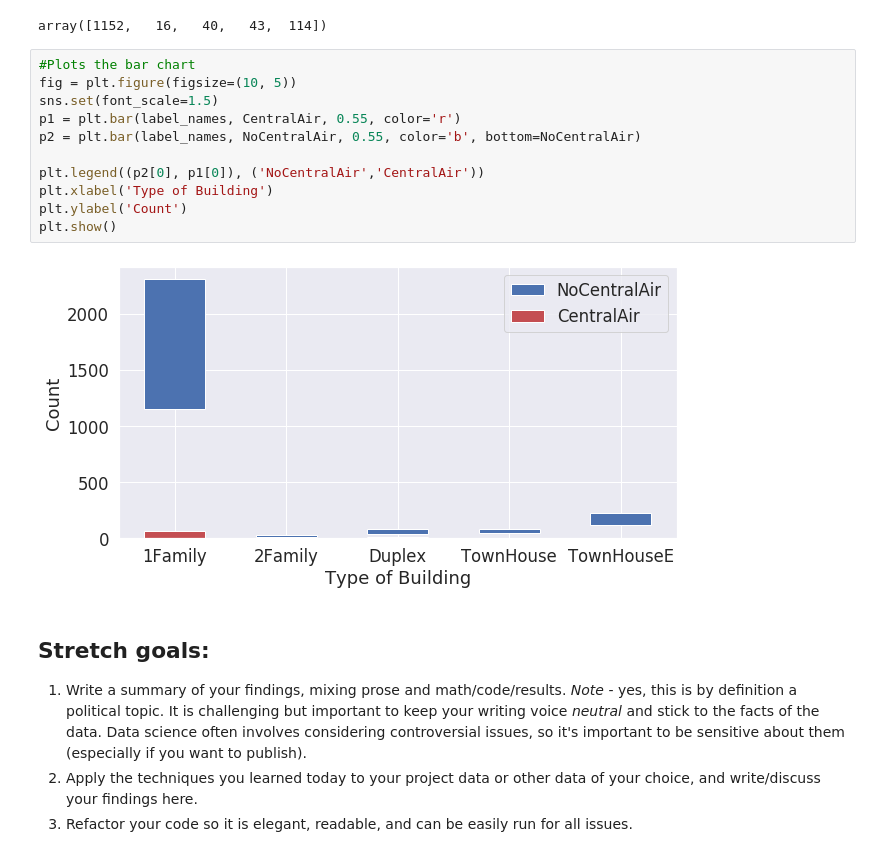
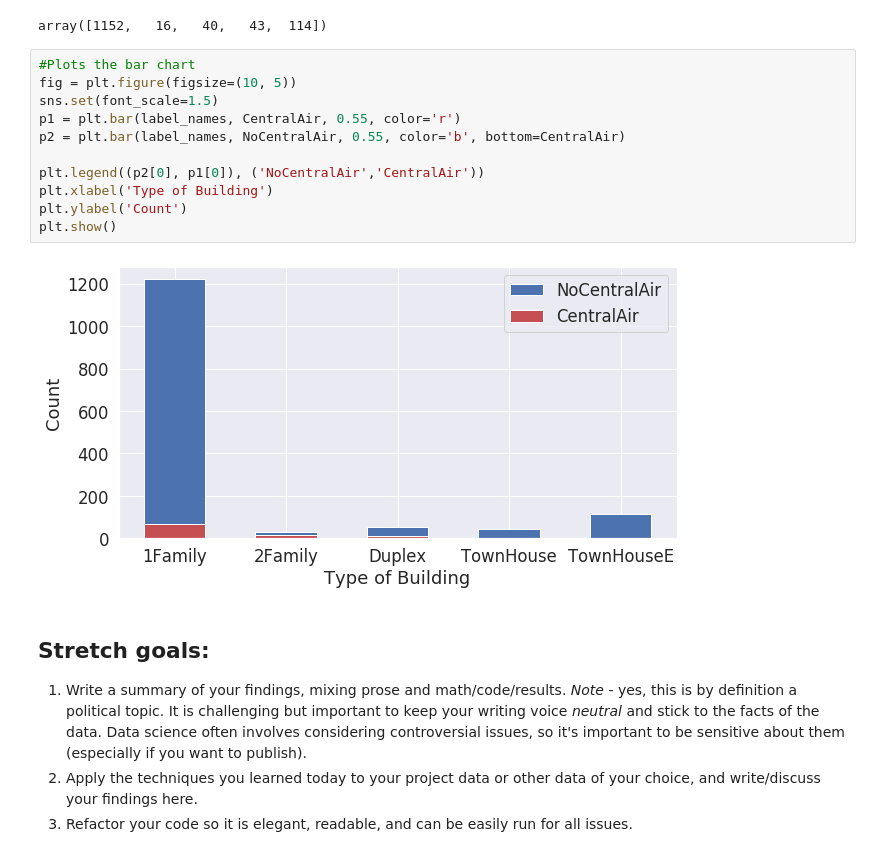
Before and after one commit to lmstephens/DS-Unit-1-Sprint-2-Statistics, a Jupyter notebook: module2/LS_DS_122_Sampling_Confidence_Intervals_and_Hypothesis_Testing_Assignment.ipynb, the cells around one changed output. Cells and saved outputs as stored; diff of their text form.

```diff
--- a/module2/LS_DS_122_Sampling_Confidence_Intervals_and_Hypothesis_Testing_Assignment.ipynb
+++ b/module2/LS_DS_122_Sampling_Confidence_Intervals_and_Hypothesis_Testing_Assignment.ipynb
@@ -243,16 +243,16 @@ array([1152,   16,   40,   43,  114])
 # %%
 #Plots the bar chart
 fig = plt.figure(figsize=(10, 5))
 sns.set(font_scale=1.5)
 p1 = plt.bar(label_names, CentralAir, 0.55, color='r')
-p2 = plt.bar(label_names, NoCentralAir, 0.55, color='b', bottom=NoCentralAir)
+p2 = plt.bar(label_names, NoCentralAir, 0.55, color='b', bottom=CentralAir)
 
 plt.legend((p2[0], p1[0]), ('NoCentralAir','CentralAir'))
 plt.xlabel('Type of Building')
 plt.ylabel('Count')
 plt.show()
 # %% [output]
-[figure, old version]
+[figure, new version]
 # %% [markdown]
 ## Stretch goals:
 
```
